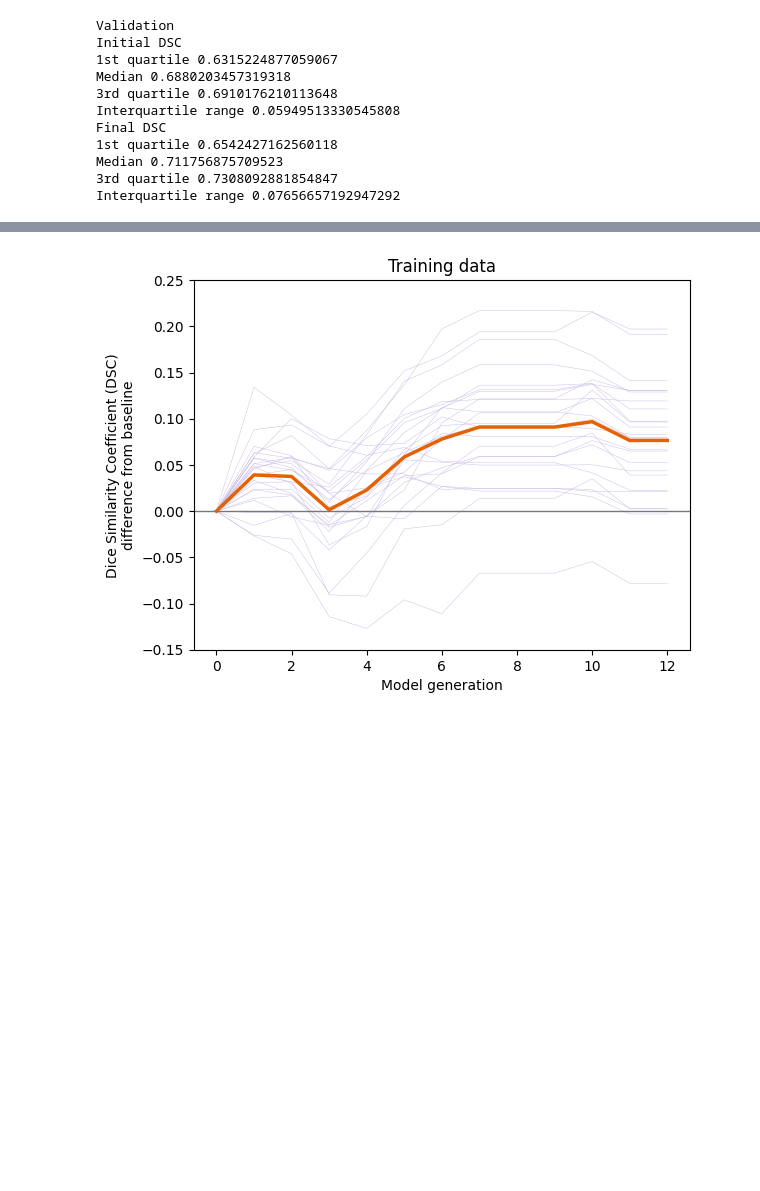
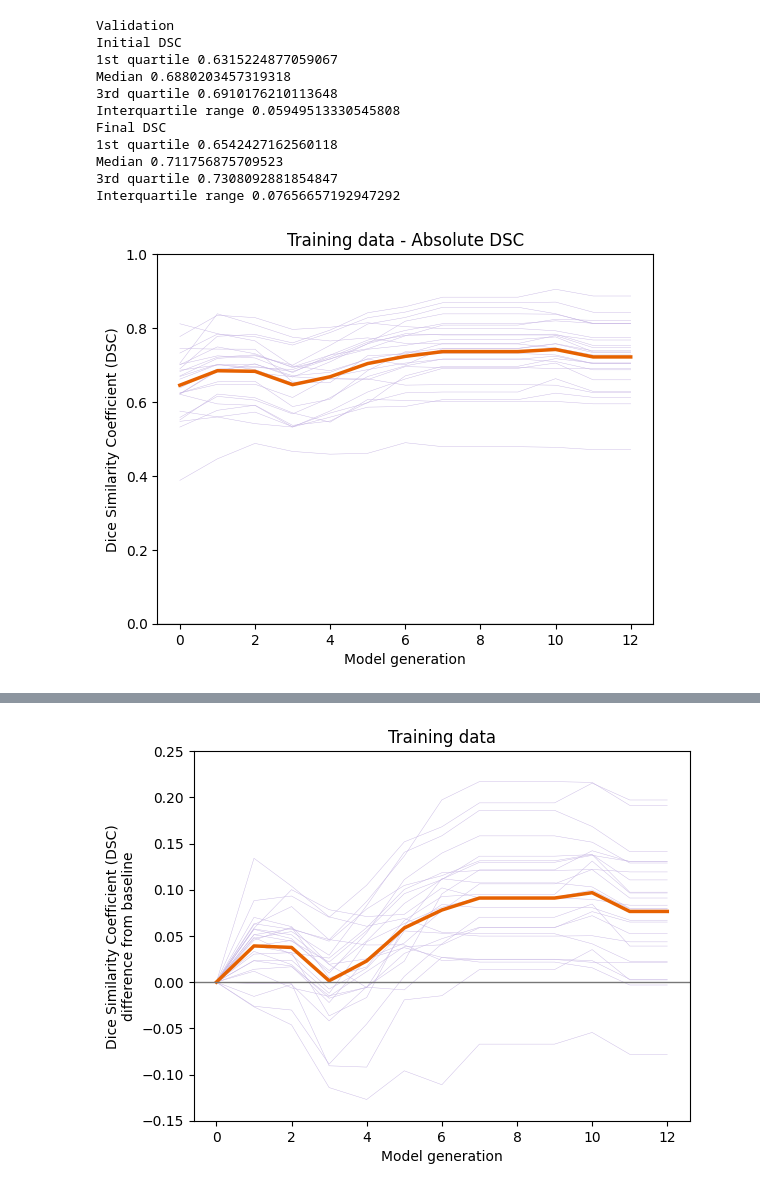
Before and after one commit to dafne-imaging/dafne-evaluation, a Jupyter notebook: dafne_figures.ipynb, the cells around one changed output, grey strips where cells are left out. Saved outputs shown, nothing was run; the diff lists cells and outputs as text; code cells hidden in the pictures; blank space fills up the shorter version.

Commit message:
Absolute DSC plot

```diff
--- a/dafne_figures.ipynb
+++ b/dafne_figures.ipynb
@@ -392,21 +392,28 @@ Interquartile range 0.07656657192947292
 # %%
 PLOT_SINGLE_DATALINES = True
 
-def plot_data(data_frame):
+def plot_data(data_frame, variable='relative_dice', ylabel='Dice Similarity Coefficient (DSC)\ndifference from baseline'):
     relative_dice_data = data_frame.groupby('name')
     # plot the single lines
     relative_dice_mean = data_frame.groupby('model_id').mean(numeric_only=True)
     if PLOT_SINGLE_DATALINES:
-        relative_dice_data.plot(x = 'model_id_rank', y = 'relative_dice', ax = plt.gca(), linewidth=0.3, color='#c6b5e3')
+        relative_dice_data.plot(x = 'model_id_rank', y = variable, ax = plt.gca(), linewidth=0.3, color='#c6b5e3')
     else:
         relative_dice_sd = data_frame.groupby('model_id').std(numeric_only=True)
         # plot the standard deviation as area
-        sd_plus = (relative_dice_mean+relative_dice_sd).set_index('model_id_rank')['relative_dice']
-        sd_minus = (relative_dice_mean-relative_dice_sd).set_index('model_id_rank')['relative_dice']
+        sd_plus = (relative_dice_mean+relative_dice_sd).set_index('model_id_rank')[variable]
+        sd_minus = (relative_dice_mean-relative_dice_sd).set_index('model_id_rank')[variable]
         plt.gca().fill_between(range(len(relative_dice_mean)), sd_plus, sd_minus, color='#e2daf1')
-    relative_dice_mean.plot(x = 'model_id_rank', y = 'relative_dice', ax = plt.gca(), linewidth=2.5, color='#E66100')
+    relative_dice_mean.plot(x = 'model_id_rank', y = variable, ax = plt.gca(), linewidth=2.5, color='#E66100')
     plt.ylim(-0.15,0.25)
     plt.axhline(color='#777', linewidth=1)
     plt.gca().get_legend().remove()
     plt.xlabel('Model generation')
-    plt.ylabel('Dice Similarity Coefficient (DSC)\ndifference from baseline')
+    plt.ylabel(ylabel)
+# %%
+plot_data(dice_scores_training, 'dice', 'Dice Similarity Coefficient (DSC)')
+plt.title('Training data - Absolute DSC')
+plt.ylim(0,1)
+pass
+# %% [output]
+[figure, added]
```
Also changed, not shown: parts of 3 cells of this notebook.
